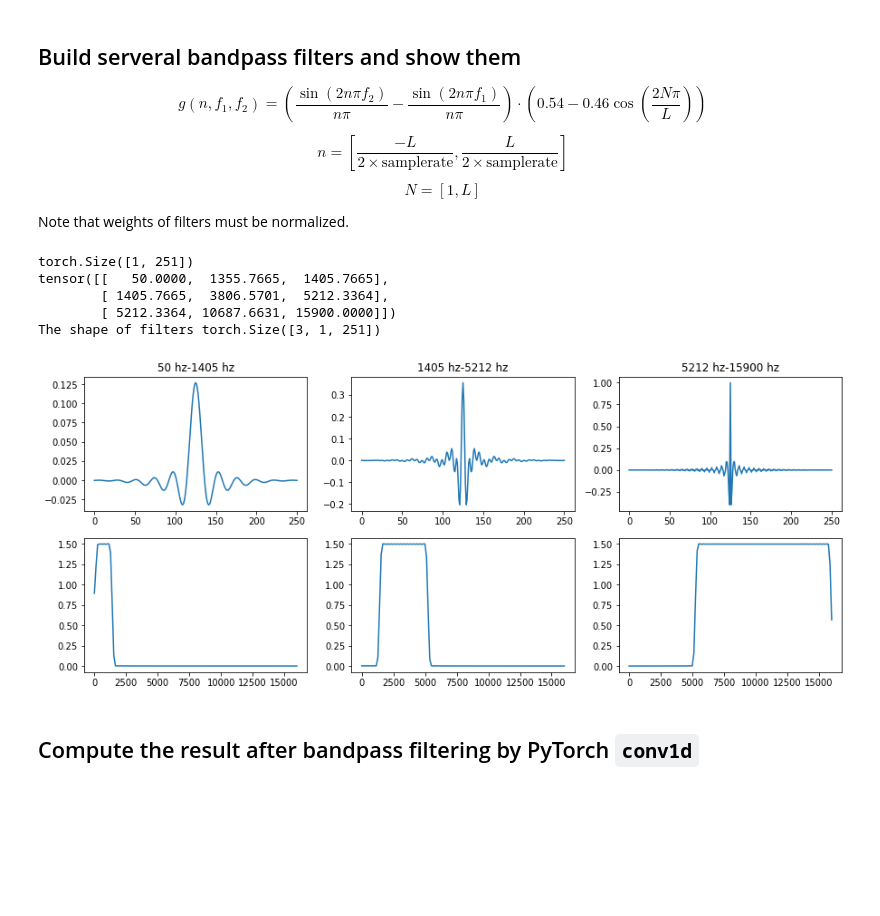
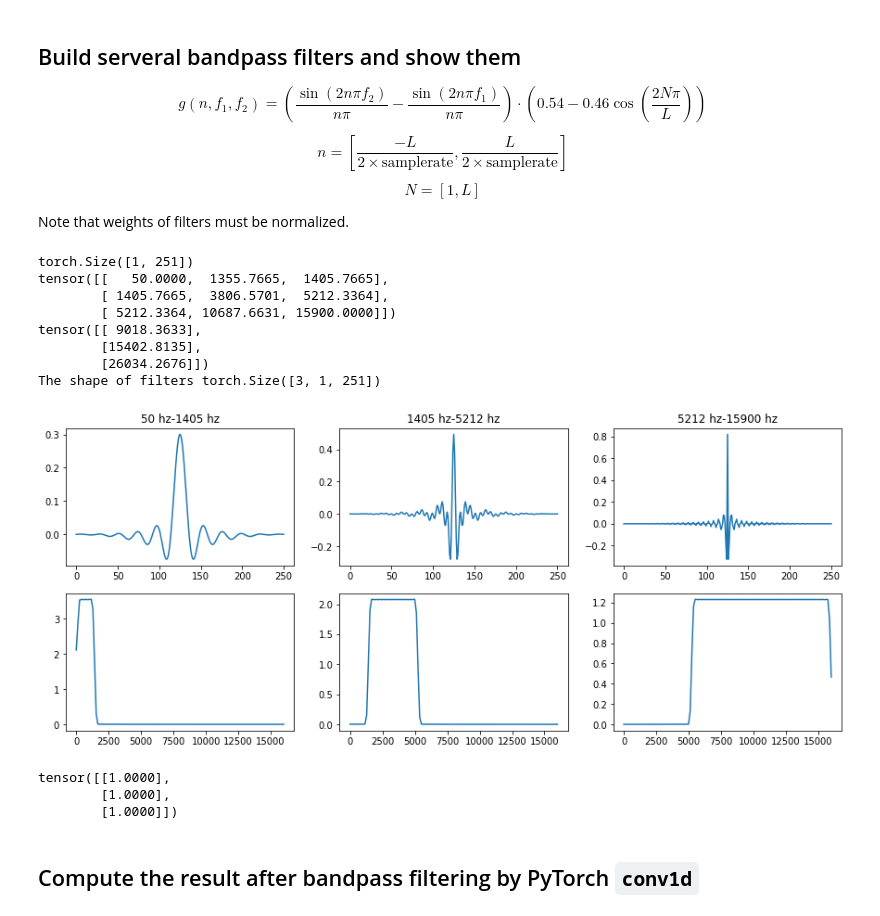
Before and after one commit to mechanicalsea/spectra, a Jupyter notebook: notebooks/PyTorch Filter.ipynb, the cells around one changed output. Cells and saved outputs as stored; diff of their text form; code cells hidden in the pictures; blank space fills up the shorter version.

Commit message:
add parameterized filter

```diff
--- a/notebooks/PyTorch Filter.ipynb
+++ b/notebooks/PyTorch Filter.ipynb
@@ -72,38 +74,49 @@ $$N=\left[1,L\right]$$
 Note that weights of filters must be normalized.
 # %%
 n = 2 * math.pi * torch.arange(-(kernel_size // 2), (kernel_size // 2) + 1).view(1, -1) / samplerate
-n[n == 0] = 1e-16
+n[n == 0] = 1e-8
 
 low_hz = torch.Tensor(hz[:-1]).view(-1, 1)
 band_hz = torch.Tensor(np.diff(hz)).view(-1, 1)
 high_hz = torch.Tensor(hz[1:]).view(-1, 1)
 
 print(n.shape)
 print(torch.cat([low_hz, band_hz, high_hz], dim=1))
 
 f_t_low = torch.matmul(low_hz, n)
 f_t_high = torch.matmul(high_hz, n)
 
 filters = ((torch.sin(f_t_high)-torch.sin(f_t_low))/(n/2))*torch.from_numpy(window).type(torch.float32)
-filters = filters / filters.max()#[:,125:126] # 权重归一化
+filters[:,kernel_size//2:kernel_size//2+1] = 2. * (high_hz - low_hz)
+print(torch.norm(filters, dim=1, keepdim=True))
+filters = filters / torch.norm(filters, dim=1, keepdim=True)#filters / filters.max()#[:,125:126] # 权重归一化
 filters = filters.view(out_channels, 1, kernel_size)
 
 print("The shape of filters {}".format(filters.shape))
 
 plt.figure(figsize=(15, 6))
 for i in range(out_channels):
     plt.subplot(2,3,i+1)
     plt.plot(filters[i,0,:].detach().numpy())
     plt.title('%d hz-%d hz' % (low_hz[i,0], high_hz[i,0]))
     plt.subplot(2,3,i+1+3)
     plt.plot(np.linspace(0, samplerate//2, kernel_size//2+1), np.abs(np.fft.rfft(filters[i,0,:].detach().numpy())))
 # %% [output]
 torch.Size([1, 251])
 tensor([[   50.0000,  1355.7665,  1405.7665],
         [ 1405.7665,  3806.5701,  5212.3364],
         [ 5212.3364, 10687.6631, 15900.0000]])
+tensor([[ 9018.3633],
+        [15402.8135],
+        [26034.2676]])
 The shape of filters torch.Size([3, 1, 251])
-[figure, old version]
+[figure, new version]
+# %%
+torch.norm(filters.squeeze(), dim=1, keepdim=True)
+# %% [output]
+tensor([[1.0000],
+        [1.0000],
+        [1.0000]])
 # %% [markdown]
 ## Compute the result after bandpass filtering by PyTorch `conv1d`
 # %%
```
Also changed, not shown: parts of 2 cells of this notebook, 4 other files.
